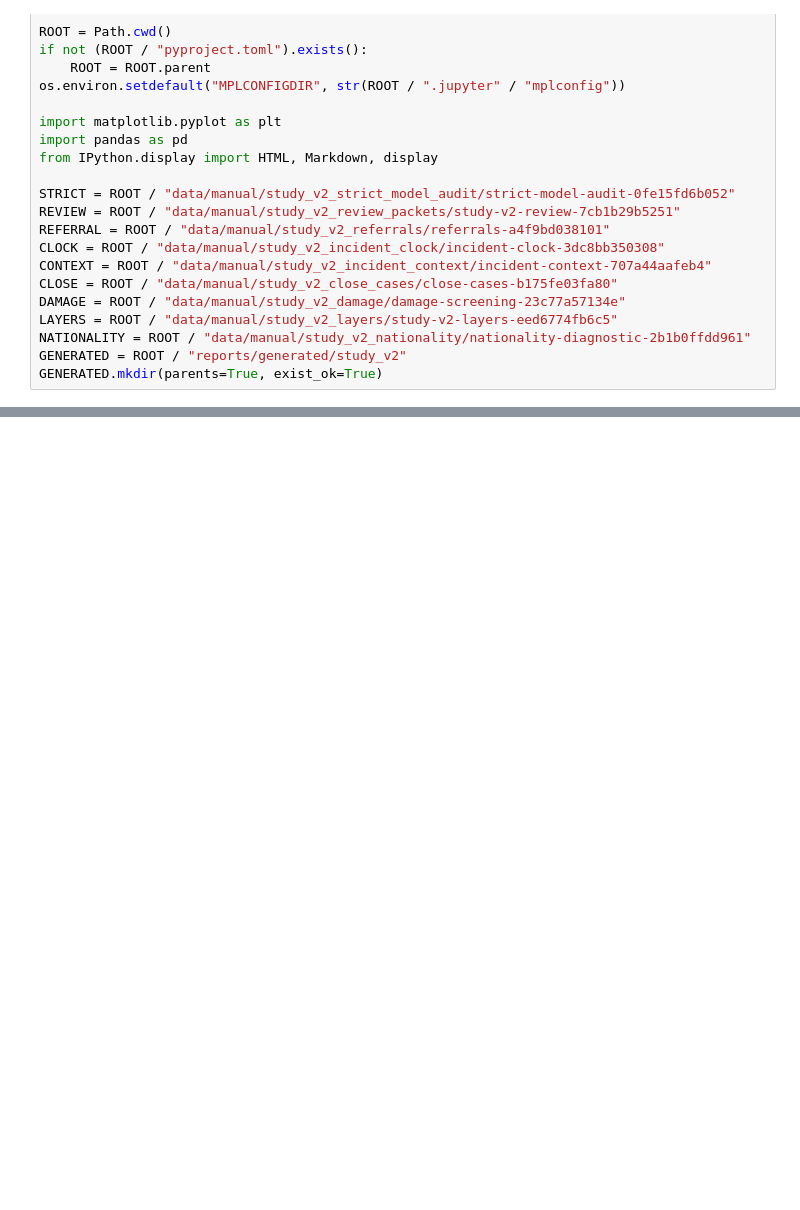
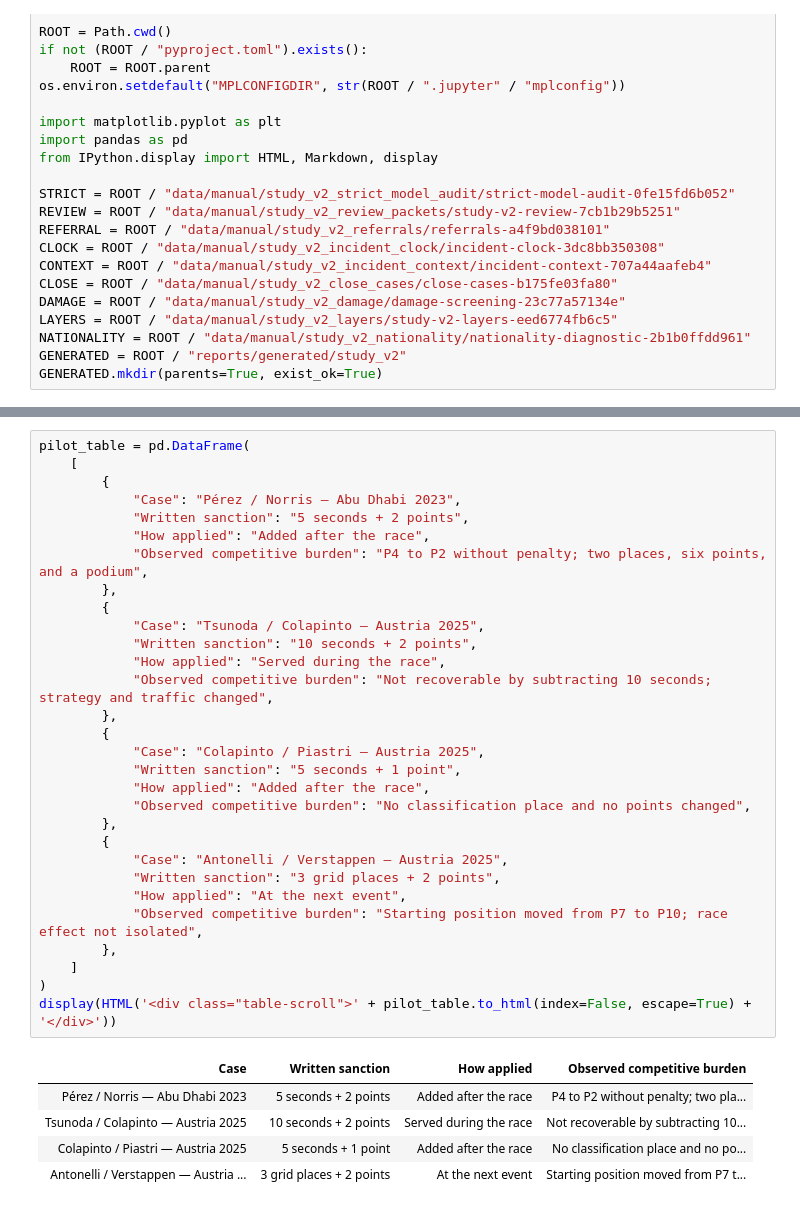
Before and after one commit to brianbzeng/f1-stewarding-analysis, a Jupyter notebook: notebooks/12_study_v2_report.ipynb, the cells around one changed output, grey strips where cells are left out. Saved outputs shown, nothing was run; the diff lists cells and outputs as text; blank space fills up the shorter version.

```diff
--- a/notebooks/12_study_v2_report.ipynb
+++ b/notebooks/12_study_v2_report.ipynb
@@ -265,0 +635,36 @@ display(HTML(decision_citations.to_html(index=False, escape=False)))
+# %%
+pilot_table = pd.DataFrame(
+    [
+        {
+            "Case": "Pérez / Norris — Abu Dhabi 2023",
+            "Written sanction": "5 seconds + 2 points",
+            "How applied": "Added after the race",
+            "Observed competitive burden": "P4 to P2 without penalty; two places, six points, and a podium",
+        },
+        {
+            "Case": "Tsunoda / Colapinto — Austria 2025",
+            "Written sanction": "10 seconds + 2 points",
+            "How applied": "Served during the race",
+            "Observed competitive burden": "Not recoverable by subtracting 10 seconds; strategy and traffic changed",
+        },
+        {
+            "Case": "Colapinto / Piastri — Austria 2025",
+            "Written sanction": "5 seconds + 1 point",
+            "How applied": "Added after the race",
+            "Observed competitive burden": "No classification place and no points changed",
+        },
+        {
+            "Case": "Antonelli / Verstappen — Austria 2025",
+            "Written sanction": "3 grid places + 2 points",
+            "How applied": "At the next event",
+            "Observed competitive burden": "Starting position moved from P7 to P10; race effect not isolated",
+        },
+    ]
+)
+display(HTML('<div class="table-scroll">' + pilot_table.to_html(index=False, escape=True) + '</div>'))
+# %% [output]
+| Case | Written sanction | How applied | Observed competitive burden |
+| Pérez / Norris — Abu Dhabi 2023 | 5 seconds + 2 points | Added after the race | P4 to P2 without penalty; two pla... |
+| Tsunoda / Colapinto — Austria 2025 | 10 seconds + 2 points | Served during the race | Not recoverable by subtracting 10... |
+| Colapinto / Piastri — Austria 2025 | 5 seconds + 1 point | Added after the race | No classification place and no po... |
+| Antonelli / Verstappen — Austria ... | 3 grid places + 2 points | At the next event | Starting position moved from P7 t... |
```
Also changed, not shown: parts of 44 cells of this notebook, 22 other files.
